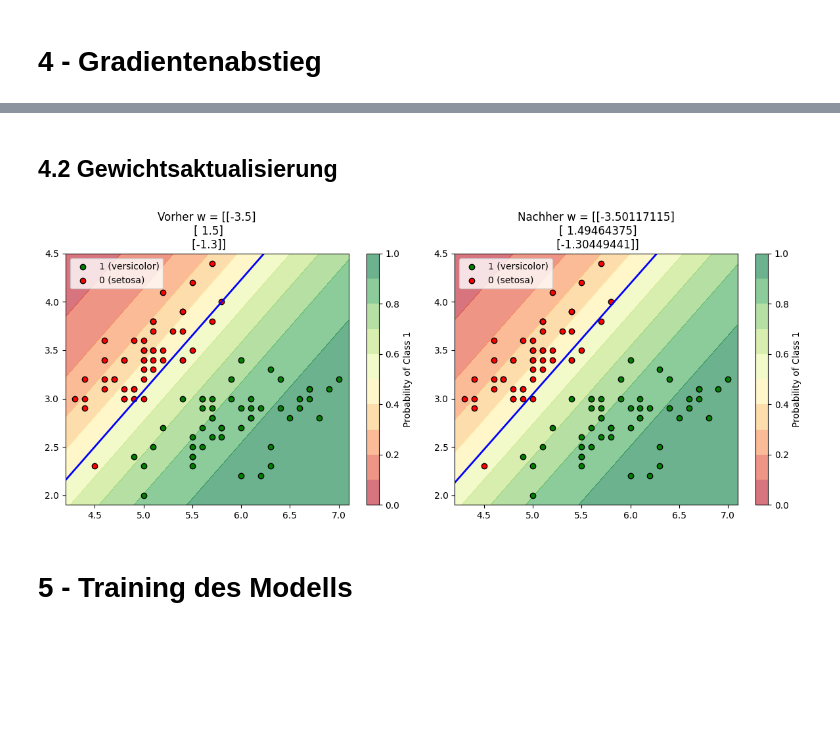
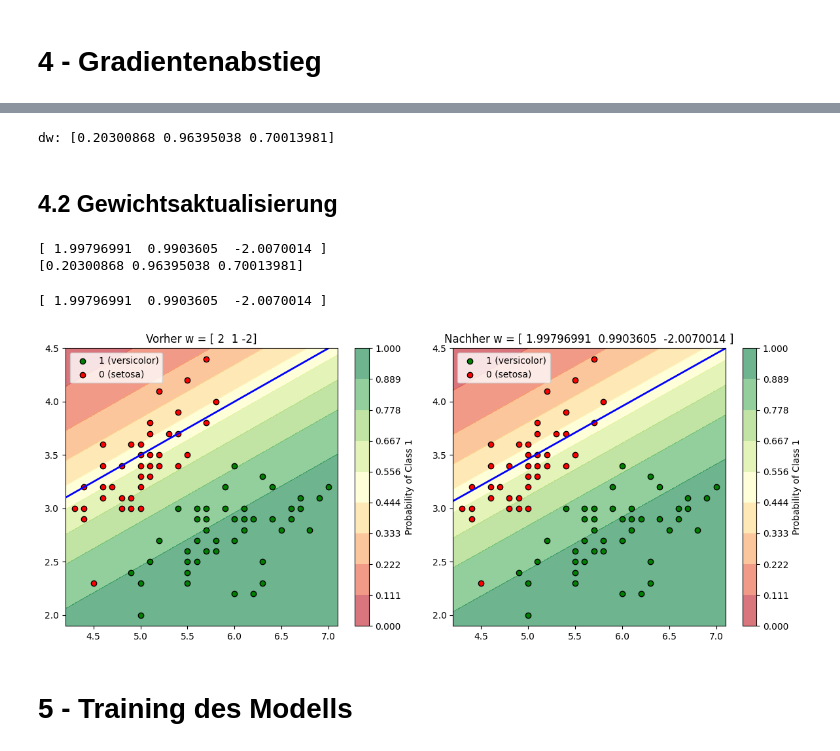
Before and after one commit to Artificial-Intelligence-HSBI-TDU/KI-Vorlesung, a Jupyter notebook: lecture/nn/files/Logistische_Regression.ipynb, the cells around one changed output, grey strips where cells are left out. Drawn from its saved outputs; the diff is of its cells as text; code cells hidden in the pictures; blank space fills up the shorter version.

```diff
--- a/lecture/nn/files/Logistische_Regression.ipynb
+++ b/lecture/nn/files/Logistische_Regression.ipynb
@@ -253,5 +404,0 @@ print(dw1.shape)
-# %%
-df['dw0'] = dw0.T
-df['dw1'] = dw1.T
-df['dw2'] = dw2.T
-display(df.head(7))
@@ -288,0 +413,8 @@ print(dw.shape)     # dw muss die gleiche Form wie w haben
+# %%
+# Die Herleitung der Formeln für die Komponenten dw_i des Gradientenvektors dw
+# finden Sie in den Videos und den Notizen auf der Kurs-Webseite.
+
+df['dw0'] = df['pred'] - df['y']
+df['dw1'] = (df['pred'] - df['y']) * df['x_1']
+df['dw2'] = (df['pred'] - df['y']) * df['x_2']
+display(df.head(7))
@@ -289,2 +443,12 @@ print(dw.shape)     # dw muss die gleiche Form wie w haben
+# %%
+m = len(df)
+yb = df['y'].values.reshape(1, -1)
+A = df['pred'].values.reshape(1, -1)
+Xb = np.vstack((np.ones((1, m)), df['x_1'].values, df['x_2'].values))
+
+dw = (1/m * np.dot(Xb, (A - yb).T)).ravel()
+print(f"dw: {dw}")
+# %% [output]
+dw: [0.20300868 0.96395038 0.70013981]
 # %% [markdown]
 ## 4.2 Gewichtsaktualisierung
@@ -294,18 +455,36 @@ lr = 0.01
+# %%
+# Lernrate / Schrittweite
+lr = 0.01
+
+# Für die Demo starten wir mit den "netten" Werten [2, 1, -2]
+w_init = np.array([2, 1, -2])
+w = w_init
+# %%
+# Gewichte aktualisieren
+w_new = w - lr * dw
+print(w_new)
+print(dw)
+# %% [output]
+[ 1.99796991  0.9903605  -2.0070014 ]
+[0.20300868 0.96395038 0.70013981]
 # %%
 # Gewichte aktualisieren
 w_new = w - lr * dw
+print(w_new)
+# %% [output]
+[ 1.99796991  0.9903605  -2.0070014 ]
 # %%
 # ----------------------------------------------------
 # PLOT vorher-nachher
 # ----------------------------------------------------
 fig, ax = plt.subplots(1, 2, figsize=(12, 5))
 t = f"Grenze für w = {w}"
-plot_decision_boundary(ax[0], w,     X, y, title=f"Vorher w = {w}")
-plot_decision_boundary(ax[1], w_new, X, y, title=f"Nachher w = {w_new}")
+plot_decision_boundary(ax[0], w,     df, title=f"Vorher w = {w}")
+plot_decision_boundary(ax[1], w_new, df, title=f"Nachher w = {w_new}")
 
 plt.tight_layout()
 plt.show()
 # %% [output]
-[figure, old version]
+[figure, new version]
 # %% [markdown]
 # 5 - Training des Modells
```
Also changed, not shown: parts of 73 cells of this notebook, 1 other file.
